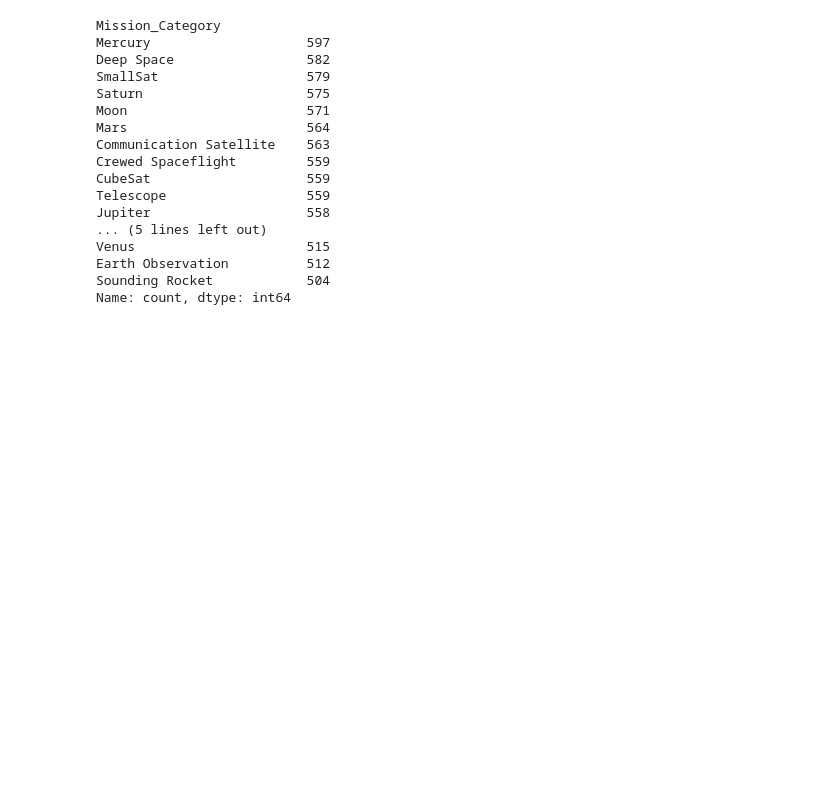
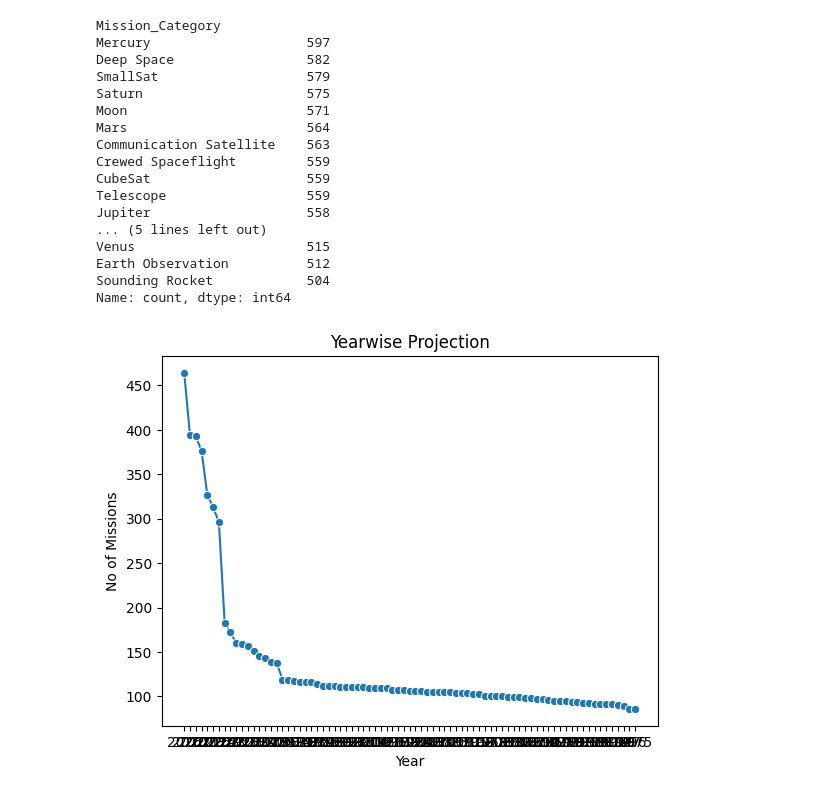
Before and after one commit to NigHtMare16K/space-mission-intelligence-platform, a Jupyter notebook: dashboard.ipynb, the cells around one changed output. Saved outputs shown, nothing was run; the diff lists cells and outputs as text; code cells hidden in the pictures; blank space fills up the shorter version.

Commit message:
Completed one part of dashboard as well as started with graphs

```diff
--- a/dashboard.ipynb
+++ b/dashboard.ipynb
@@ -175,3 +175,19 @@ Venus                      515
 Earth Observation          512
 Sounding Rocket            504
 Name: count, dtype: int64
+# %%
+Year_val = df['Launch_Year'].value_counts().values
+# %%
+Year = df['Launch_Year'].value_counts().index
+# %%
+import seaborn as sns
+import matplotlib.pyplot as plt
+
+sns.lineplot(x=Year, y=Year_val, marker="o")
+
+plt.title("Yearwise Projection")
+plt.xlabel("Year")
+plt.ylabel("No of Missions")
+plt.show()
+# %% [output]
+[figure, added]
```
Also changed, not shown: 8 other files.
